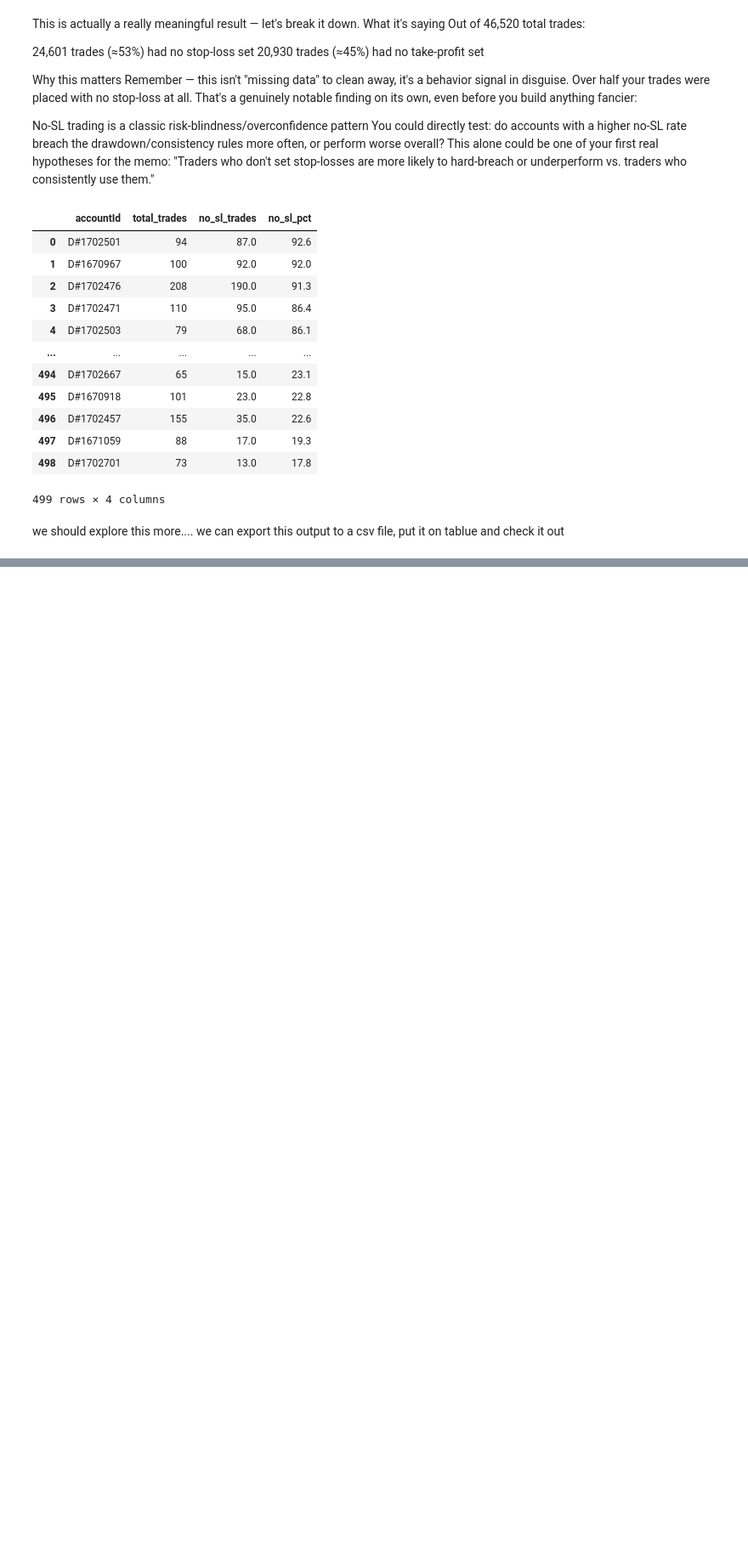
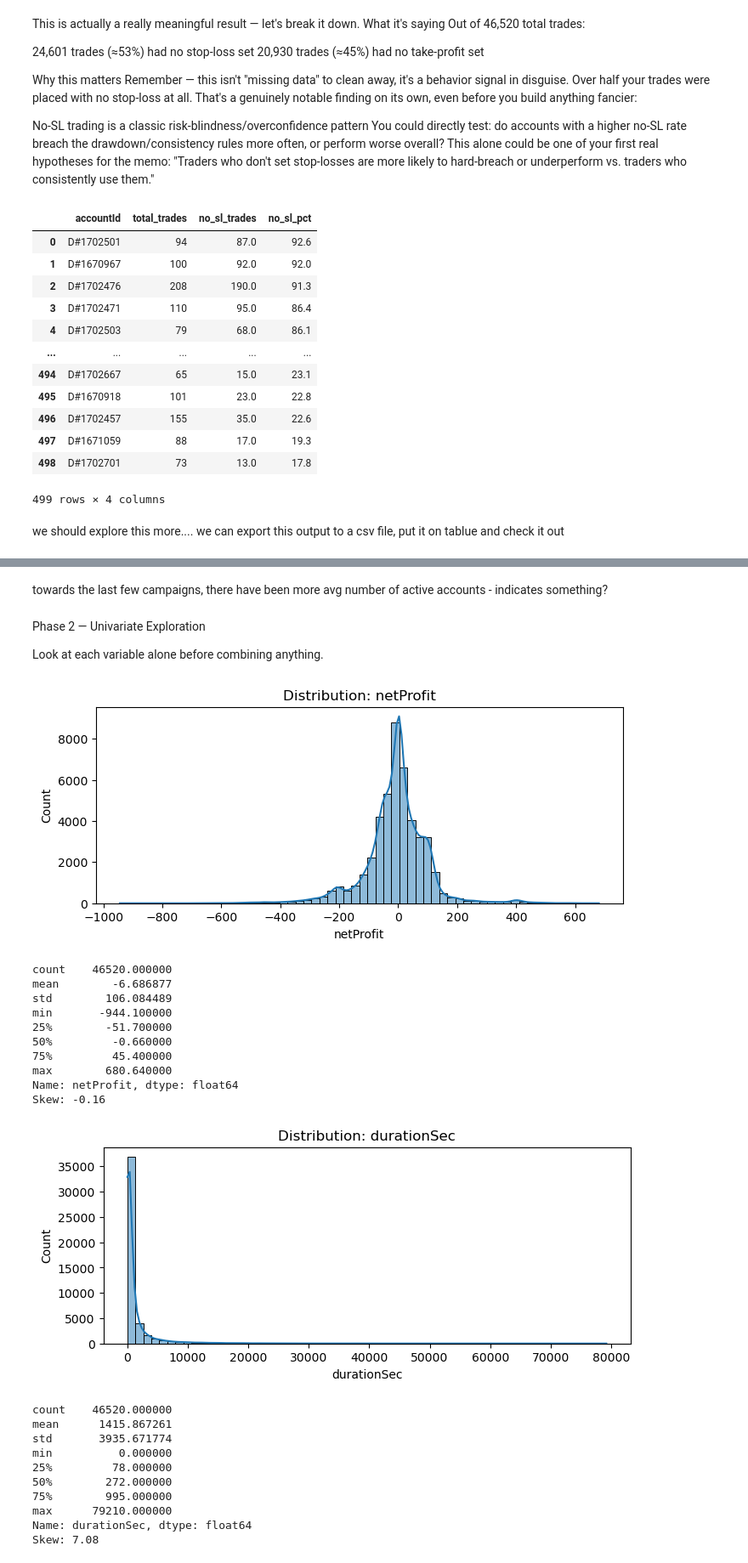
Before and after one commit to aanya006/C22-veNTUre-project, a Jupyter notebook: notebooks/profiling.ipynb, the cells around one changed output, grey strips where cells are left out. Shown at 85% size. Drawn from its saved outputs; the diff is of its cells as text; code cells hidden in the pictures; blank space fills up the shorter version.

```diff
--- a/notebooks/profiling.ipynb
+++ b/notebooks/profiling.ipynb
@@ -158,0 +342,40 @@ we can export this output to a csv file, put it on tablue and check it out
+# %% [markdown]
+towards the last few campaigns, there have been more avg number of active accounts - indicates something?
+# %% [markdown]
+Phase 2 — Univariate Exploration
+
+Look at each variable alone before combining anything.
+# %%
+#2.1 numeric distribution
+df = con.execute("SELECT * FROM trades").fetchdf()
+
+for col in ['netProfit', 'durationSec', 'amount']:
+    plt.figure(figsize=(8,3))
+    sns.histplot(df[col], bins=60, kde=True)
+    plt.title(f'Distribution: {col}')
+    plt.show()
+    print(df[col].describe())
+    print(f"Skew: {df[col].skew():.2f}\n")
+# %% [output]
+[figure, added]
+count    46520.000000
+mean        -6.686877
+std        106.084489
+min       -944.100000
+25%        -51.700000
+50%         -0.660000
+75%         45.400000
+max        680.640000
+Name: netProfit, dtype: float64
+Skew: -0.16
+[figure, added]
+count    46520.000000
+mean      1415.867261
+std       3935.671774
+min          0.000000
+25%         78.000000
+50%        272.000000
+75%        995.000000
+max      79210.000000
+Name: durationSec, dtype: float64
+Skew: 7.08
```
Also changed, not shown: parts of 25 cells of this notebook, 3 other files.
